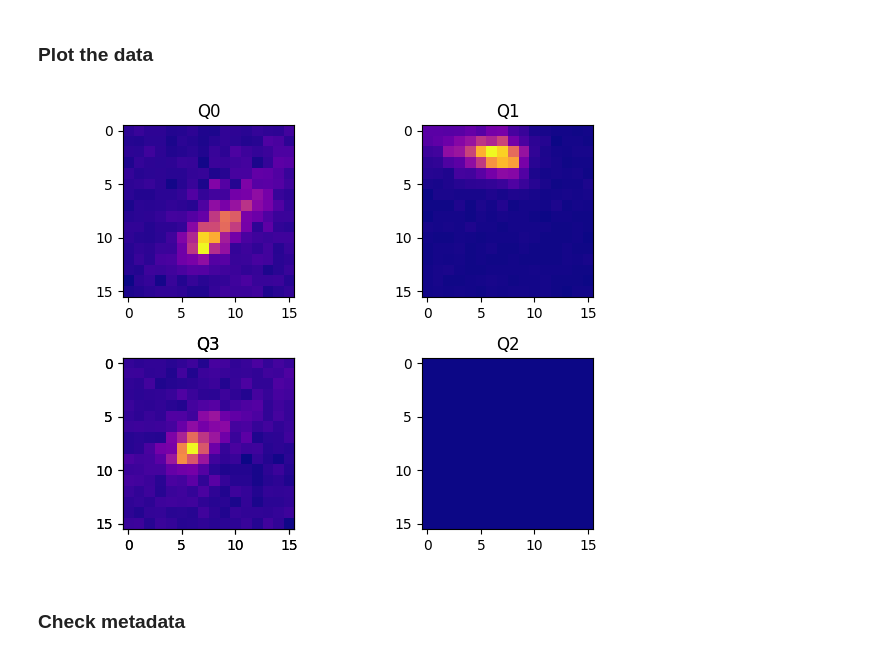
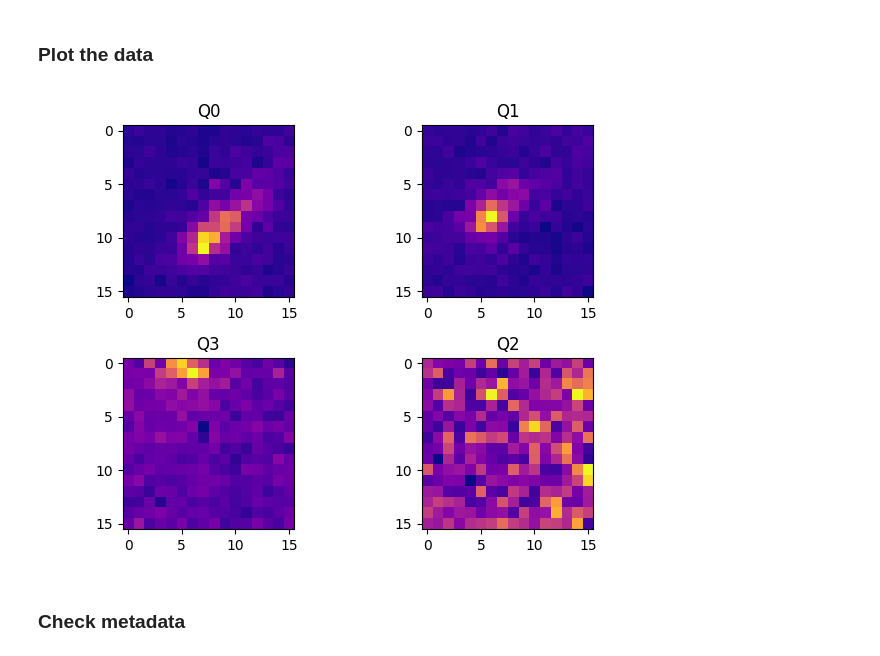
Before and after one commit to panoseti/pypff, a Jupyter notebook: example/notebook/data-check.ipynb, the cells around one changed output. Cells and saved outputs as stored; diff of their text form; code cells hidden in the pictures.

```diff
--- a/example/notebook/data-check.ipynb
+++ b/example/notebook/data-check.ipynb
@@ -18,44 +18,29 @@ data, metadata = pff.readpff(metadata=True)
 # %%
 # get quabo_num from metadata, so that we know the packet is from which Quabo
 quabo_num = metadata['quabo_num']
 
-# skip the first 10 packets.
-# it's just for test
-skip = 10
-imgfull = [0, 0, 0, 0]
+# skip the first 9 packets.
+# it's just for test.
+# there is nothing special for this.
+skip = 9
 
-# plot data from four packets
+# plot data from four ph packets
 fig = plt.figure()
 for i in range(4):
-    ind = quabo_num[i]+1
+    ind = quabo_num[i+skip]+1
     if ind == 3:
         ind = 4
     elif ind == 4:
         ind =3
     subfig = fig.add_subplot(2,2,ind)
     matrix = data[i+skip].reshape((16, 16))
     im = subfig.imshow(matrix, cmap='plasma', interpolation='nearest')
-    subfig.set_title('Q%d'%quabo_num[i])
-    imgfull[quabo_num[i]] = 1
-
-# if we don't have data from one quabo, just plot all zeros
-for i in range(4):
-    if imgfull[i] == 0:
-        ind = i + 1
-        if ind == 3:
-            ind = 4
-        elif ind == 4:
-            ind =3
-        subfig = fig.add_subplot(2,2,ind)
-        tmp = np.zeros(256)
-        matrix = tmp.reshape((16, 16))
-        im = subfig.imshow(matrix, cmap='plasma', interpolation='nearest')
-        subfig.set_title('Q%d'%i)
+    subfig.set_title('Q%d'%quabo_num[i+skip])
 
 plt.tight_layout()
 plt.show()
 # %% [output]
-[figure, old version]
+[figure, new version]
 # %% [markdown]
 ### Check metadata
 # %%
```
Also changed, not shown: parts of 1 cell of this notebook.
